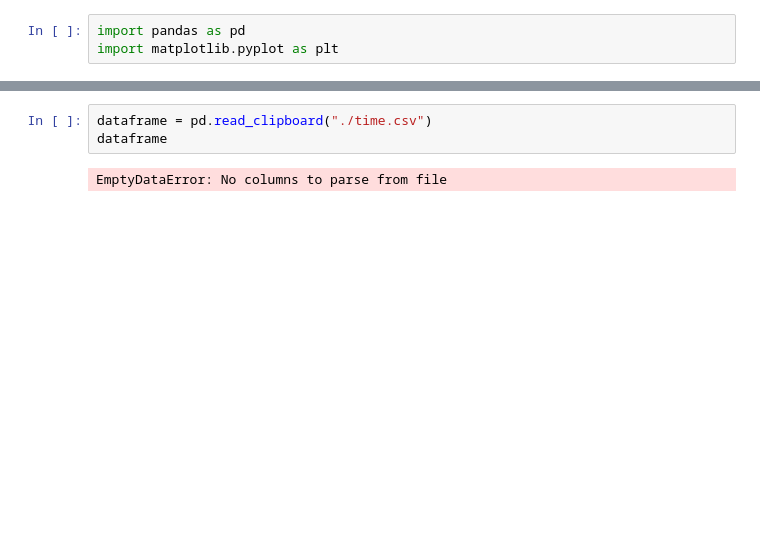
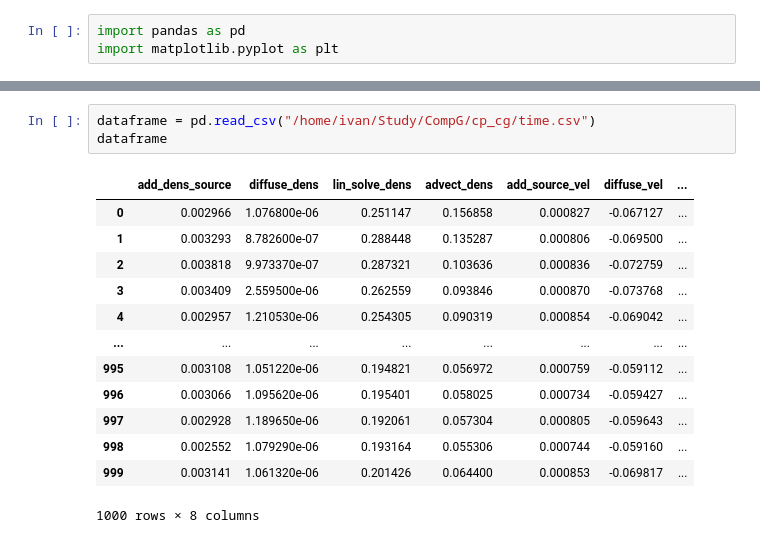
Before and after one commit to PajiloyLis/BMSTU-CG-CP, a Jupyter notebook: research.ipynb, the cells around one changed output, grey strips where cells are left out. Drawn from its saved outputs; the diff is of its cells as text; blank space fills up the shorter version.

```diff
--- a/research.ipynb
+++ b/research.ipynb
@@ -17,5 +26,17 @@ FileNotFoundError: [Errno 2] No such file or directory: './cp_cg/time.csv'
 # %%
-dataframe = pd.read_clipboard("./time.csv")
+dataframe = pd.read_csv("/home/ivan/Study/CompG/cp_cg/time.csv")
 dataframe
 # %% [output]
+|  | add_dens_source | diffuse_dens | lin_solve_dens | advect_dens | add_source_vel | diffuse_vel | ... |
+| 0 | 0.002966 | 1.076800e-06 | 0.251147 | 0.156858 | 0.000827 | -0.067127 | ... |
+| 1 | 0.003293 | 8.782600e-07 | 0.288448 | 0.135287 | 0.000806 | -0.069500 | ... |
+| 2 | 0.003818 | 9.973370e-07 | 0.287321 | 0.103636 | 0.000836 | -0.072759 | ... |
+| 3 | 0.003409 | 2.559500e-06 | 0.262559 | 0.093846 | 0.000870 | -0.073768 | ... |
+| 4 | 0.002957 | 1.210530e-06 | 0.254305 | 0.090319 | 0.000854 | -0.069042 | ... |
+| ... | ... | ... | ... | ... | ... | ... | ... |
+| 995 | 0.003108 | 1.051220e-06 | 0.194821 | 0.056972 | 0.000759 | -0.059112 | ... |
+| 996 | 0.003066 | 1.095620e-06 | 0.195401 | 0.058025 | 0.000734 | -0.059427 | ... |
+| 997 | 0.002928 | 1.189650e-06 | 0.192061 | 0.057304 | 0.000805 | -0.059643 | ... |
+| 998 | 0.002552 | 1.079290e-06 | 0.193164 | 0.055306 | 0.000744 | -0.059160 | ... |
+| 999 | 0.003141 | 1.061320e-06 | 0.201426 | 0.064400 | 0.000853 | -0.069817 | ... |
-EmptyDataError: No columns to parse from file
+1000 rows × 8 columns
```
Also changed, not shown: parts of 3 cells of this notebook.
